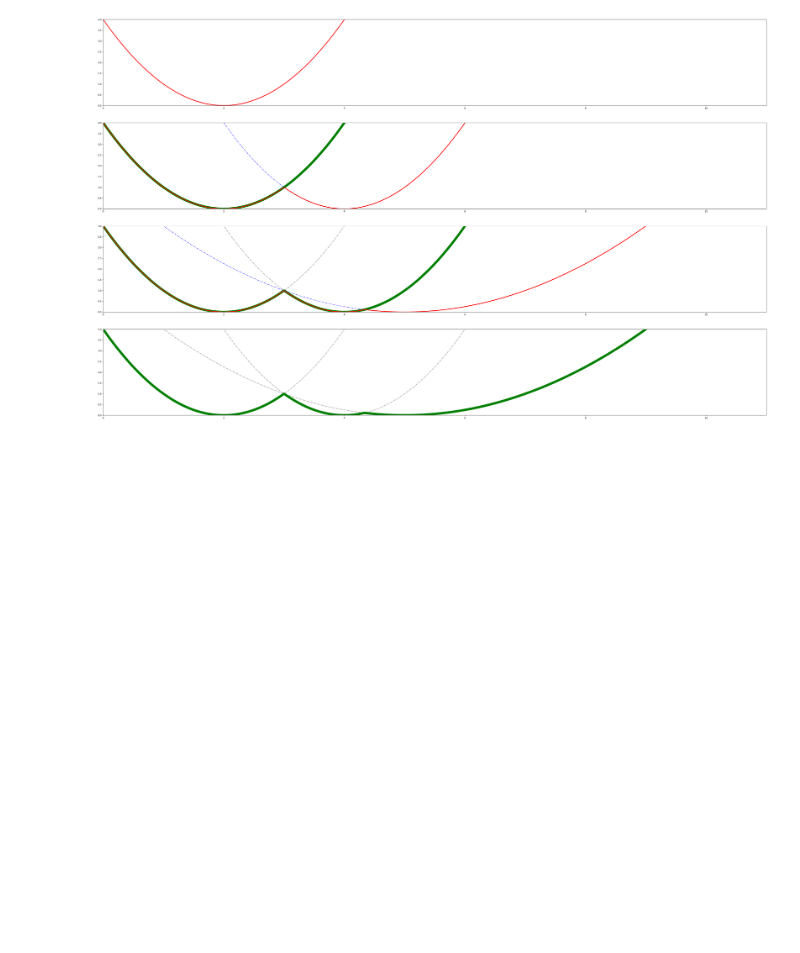
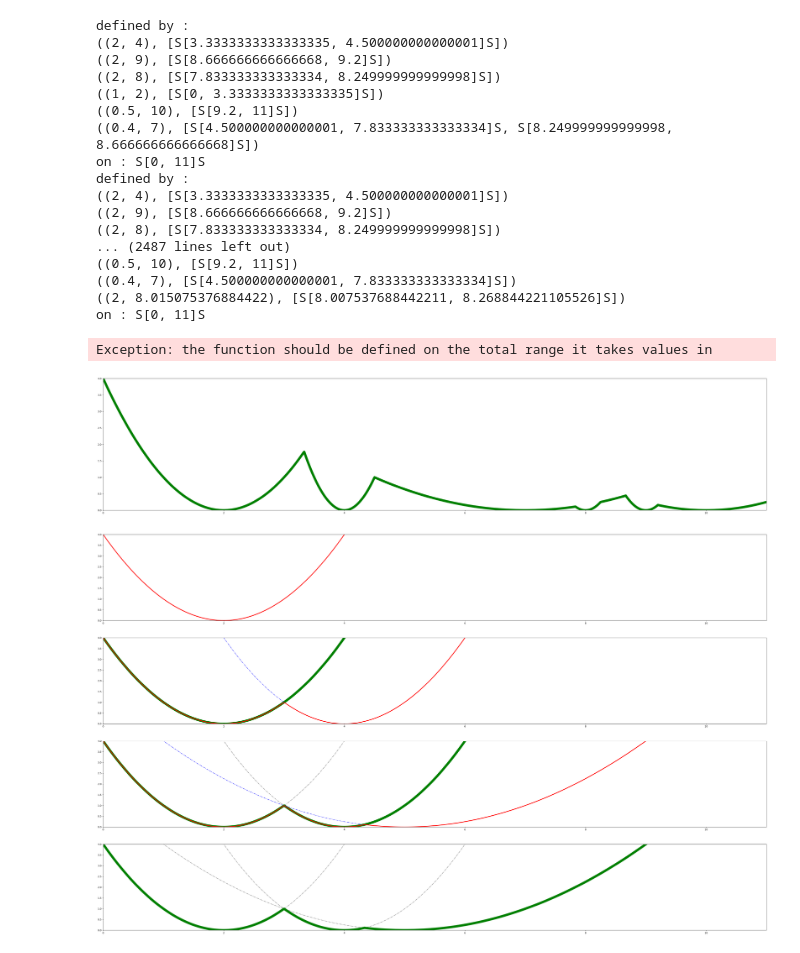
Before and after one commit to AlyLanier/neo4j2graph, a Jupyter notebook: arcane2graph/neo4j_UserDefined_Functions/test_show_v2.ipynb, the cells around one changed output. Cells and saved outputs as stored; diff of their text form; code cells hidden in the pictures; blank space fills up the shorter version.

Commit message:
latest visualization

```diff
--- a/arcane2graph/neo4j_UserDefined_Functions/test_show_v2.ipynb
+++ b/arcane2graph/neo4j_UserDefined_Functions/test_show_v2.ipynb
@@ -19,6 +19,15 @@ class Segment:
     def __repr__(self) -> str:
         return f"S[{self.get_start()}, {self.get_end()}]S"
 
+    def __eq__(self, other: Segment):
+        return self.get_start() == other.get_start() and self.get_end() == other.get_end()
+
+    def __hash__(self):
+        return hash(tuple(sorted(self.__dict__.items())))
+
+    def copy(self) -> Segment:
+        return Segment(self.get_start(), self.get_end())
+
     def get_start(self) -> float:
         return self.start
 
@@ -464,7 +588,7 @@ def plot_draw_bis(ax, x, hull: HullByParts, draw_value_curves = True, curbs_to_a
     ax.plot(x, hull(x), color='red', ls='-', lw=3)
 # %%
 def show_iterative_fig(reference_function, function_range, data, draw_value_curves = True, nb_points = 1000, fig_width = 50, fig_height_per_ax = 10, y_limit = (0, 4)):
-  x = np.linspace(*function_range, nb_points, endpoint=False)
+  x = np.linspace(*function_range, nb_points)
 
   subplots = len(data)
   fig, axs = plt.subplots(subplots + 1, 1, figsize=(fig_width, subplots*fig_height_per_ax))
@@ -489,4 +630,36 @@ hull = show_iterative_fig(f, my_range, data)
 [figure]
+# %%
+hull.set_primitive(lambda a: (lambda x: a**2 * x**3/3.))
+
+nb_points_hull, nb_points_score = 2000, 200
+x_hull = np.linspace(*hull.get_range().as_tuple(), nb_points_hull)
+x_score = np.linspace(*hull.get_range().as_tuple(), nb_points_score)
+
+fig, ax = plt.subplots(1, 1, figsize=(50, 10))
+plot_draw(ax, x_hull, hull, False)
+
+test = [hull.score_of_new_curb_test((2, float(x))) for x in x_score]
+ax.plot(x_score, test)
+# %% [output]
+defined by :
+((2, 4), [S[3.3333333333333335, 4.500000000000001]S])
+((2, 9), [S[8.666666666666668, 9.2]S])
+((2, 8), [S[7.833333333333334, 8.249999999999998]S])
+((1, 2), [S[0, 3.3333333333333335]S])
+((0.5, 10), [S[9.2, 11]S])
+((0.4, 7), [S[4.500000000000001, 7.833333333333334]S, S[8.249999999999998, 8.666666666666668]S])
+on : S[0, 11]S
+defined by :
+((2, 4), [S[3.3333333333333335, 4.500000000000001]S])
+((2, 9), [S[8.666666666666668, 9.2]S])
+((2, 8), [S[7.833333333333334, 8.249999999999998]S])
+... (2487 lines left out)
+((0.5, 10), [S[9.2, 11]S])
+((0.4, 7), [S[4.500000000000001, 7.833333333333334]S])
+((2, 8.015075376884422), [S[8.007537688442211, 8.268844221105526]S])
+on : S[0, 11]S
+Exception: the function should be defined on the total range it takes values in
+[figure, added]
 # %%
 data = [(1, 2), (1, 4), (.5, 5)]
 
```
Also changed, not shown: parts of 6 cells of this notebook.
